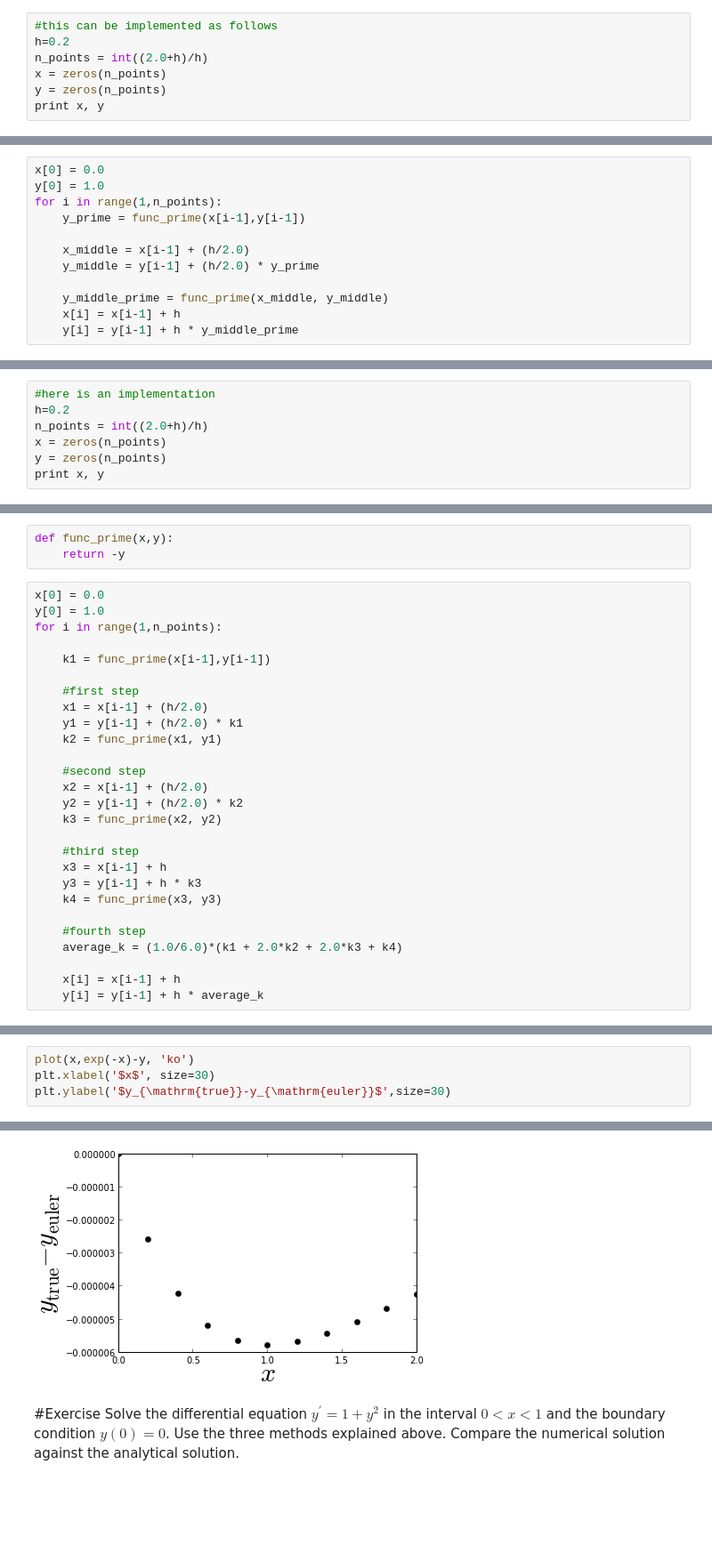
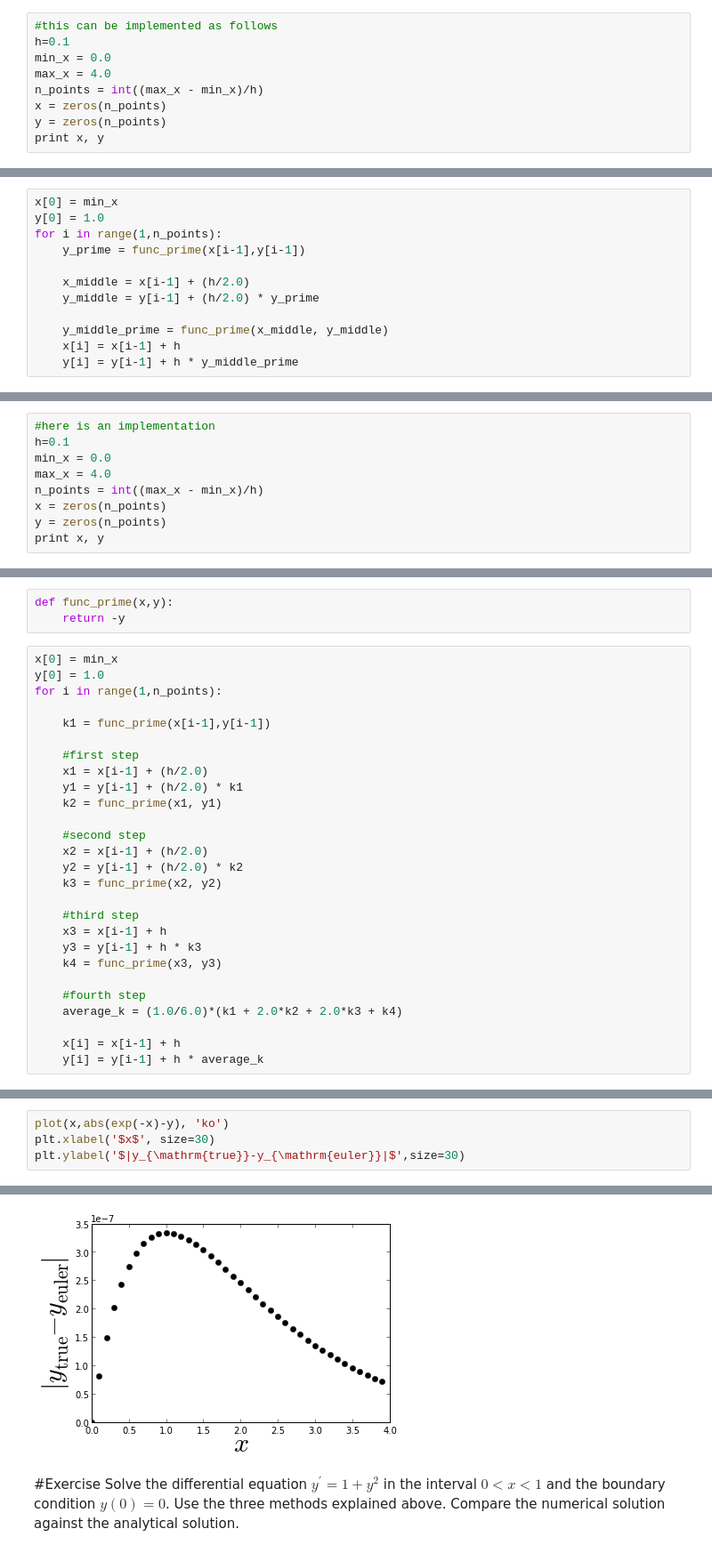
Before and after one commit to dhuertasanchez/ComputationalMethods, a Jupyter notebook: notes/ODE.ipynb, the cells around one changed output, grey strips where cells are left out. Shown at 89% size. Drawn from its saved outputs; the diff is of its cells as text; blank space fills up the shorter version.

```diff
--- a/notes/ODE.ipynb
+++ b/notes/ODE.ipynb
@@ -116,8 +122,10 @@ $$
 with these two expressions we can calculate $y^{\prime}= f(x_{new}, y_{new})$.
 # %%
 #this can be implemented as follows
-h=0.2
-n_points = int((2.0+h)/h)
+h=0.1
+min_x = 0.0
+max_x = 4.0
+n_points = int((max_x - min_x)/h)
 x = zeros(n_points)
 y = zeros(n_points)
 print x, y
@@ -127,7 +139,7 @@ print x, y
 def func_prime(x,y):
     return -y
 # %%
-x[0] = 0.0
+x[0] = min_x
 y[0] = 1.0
 for i in range(1,n_points):
     y_prime = func_prime(x[i-1],y[i-1])
@@ -169,8 +181,10 @@ where,
 * $k_4$ is the slope at the end point, with its value determined using $k_3$
 # %%
 #here is an implementation
-h=0.2
-n_points = int((2.0+h)/h)
+h=0.1
+min_x = 0.0
+max_x = 4.0
+n_points = int((max_x - min_x)/h)
 x = zeros(n_points)
 y = zeros(n_points)
 print x, y
@@ -180,7 +198,7 @@ print x, y
 def func_prime(x,y):
     return -y
 # %%
-x[0] = 0.0
+x[0] = min_x
 y[0] = 1.0
 for i in range(1,n_points):
 
@@ -217,10 +235,10 @@ plt.ylabel('y(x)')
 # %%
-plot(x,exp(-x)-y, 'ko')
+plot(x,abs(exp(-x)-y), 'ko')
 plt.xlabel('$x$', size=30)
-plt.ylabel('$y_{\mathrm{true}}-y_{\mathrm{euler}}$',size=30)
+plt.ylabel('$|y_{\mathrm{true}}-y_{\mathrm{euler}}|$',size=30)
 # %% [output]
 <matplotlib.text.Text at 0x...>
-[figure, old version]
+[figure, new version]
 # %% [markdown]
 #Exercise
 Solve the differential equation $y^{\prime} = 1+y^2$ in the interval $0 < x <1$ and the boundary condition $y(0)=0$. Use the three methods explained above. Compare the numerical solution against the analytical solution.
```
Also changed, not shown: parts of 9 cells of this notebook.
